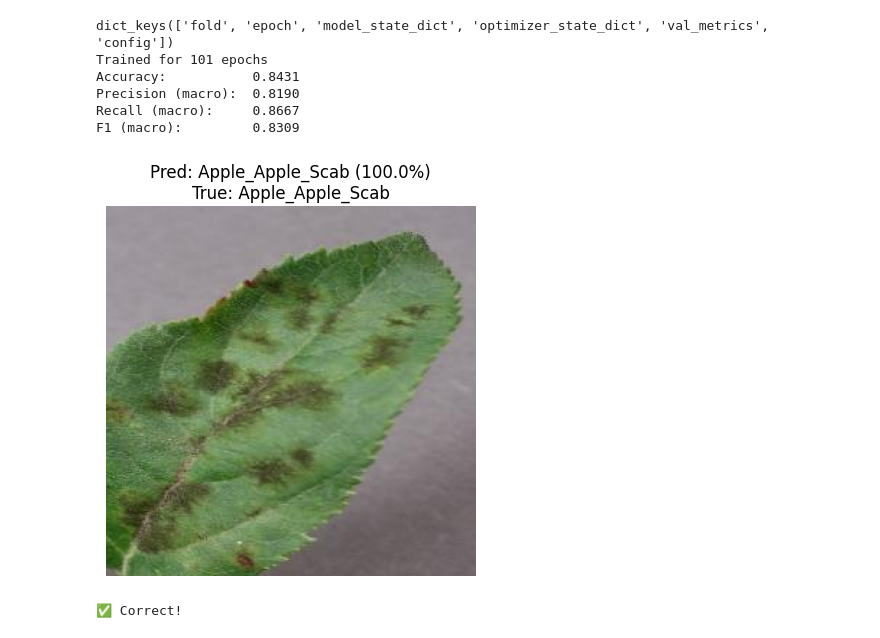
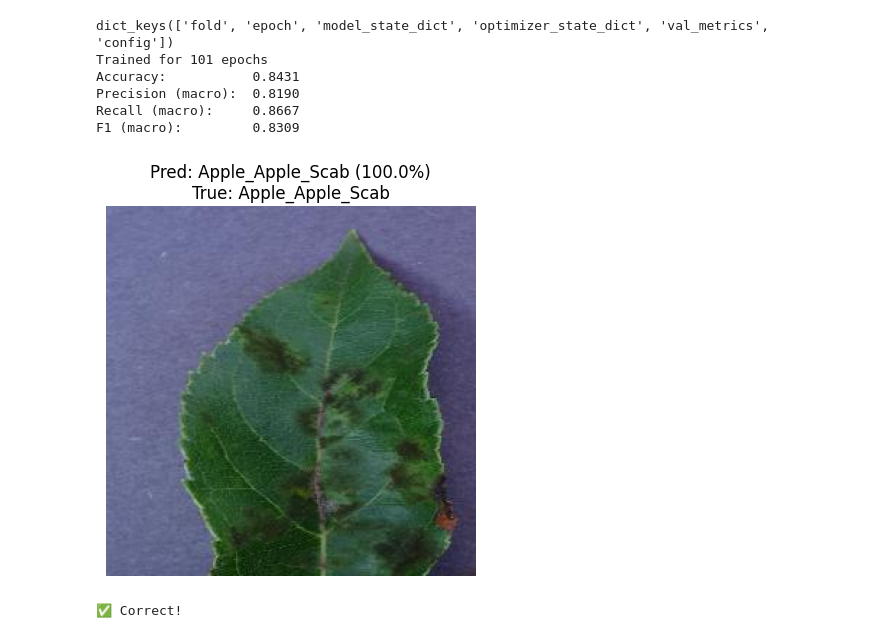
Before and after one commit to sandipan-ds/crop_disease_detection, a Jupyter notebook: notebook/crop_disease_detection.ipynb, the cells around one changed output. Cells and saved outputs as stored; diff of their text form; code cells hidden in the pictures.

```diff
--- a/notebook/crop_disease_detection.ipynb
+++ b/notebook/crop_disease_detection.ipynb
@@ -992,7 +994,7 @@ Class mapping (first 10):
 # %%
 # Load model
 model = CropDiseaseCNN(num_classes=102)
-checkpoint = torch.load("../results/models/best_model_fold_1.pth", map_location="cpu", weights_only=False)
+checkpoint = torch.load("../results/cnn_baseline/models/best_model_fold_1.pth", map_location="cpu", weights_only=False)
 model.load_state_dict(checkpoint["model_state_dict"])
 model.eval()
 
@@ -1023,33 +1025,33 @@ IMAGENET_STD = [0.229, 0.224, 0.225]
 def preprocess_image(img_path):
     img = Image.open(img_path).convert("RGB")
     img = img.resize((256, 256))
     img_tensor = torch.from_numpy(np.array(img)).permute(2, 0, 1).float() / 255.0
     # CenterCrop to 224
     img_tensor = v2.functional.center_crop(img_tensor, [224, 224])
     # Normalize
     img_tensor = v2.functional.normalize(img_tensor, mean=IMAGENET_MEAN, std=IMAGENET_STD)
     return img_tensor.unsqueeze(0)  # add batch dim
 
 # --- Predict ---
-img_path = "../data/processed/combined_test/Apple_Apple_Scab/Apple_Apple_Scab_0001.jpg"  # <-- change this to any image
+img_path = r"..\data\original\plantvillage dataset\Apple_Apple_Scab\ff99efdc-a9f8-4360-9c64-f8274f456be5___FREC_Scab 3161.JPG"  # <-- change this to any image
 true_label = "Apple_Apple_Scab"  # <-- the actual label
 
 input_tensor = preprocess_image(img_path)
 with torch.no_grad():
     logits = model(input_tensor)
     pred_idx = logits.argmax(dim=1).item()
     confidence = torch.softmax(logits, dim=1)[0, pred_idx].item()
 
 pred_class = idx_to_class[str(pred_idx)]
 
 # --- Display ---
 img = Image.open(img_path)
 plt.imshow(img)
 plt.title(f"Pred: {pred_class} ({confidence:.1%})\nTrue: {true_label}", fontsize=12)
 plt.axis("off")
 plt.show()
 
 print(f"✅ Correct!" if pred_class == true_label else f"❌ Wrong! Predicted: {pred_class}")
 # %% [output]
-[figure, old version]
+[figure, new version]
 ✅ Correct!
```
Also changed, not shown: parts of 5 cells of this notebook.
